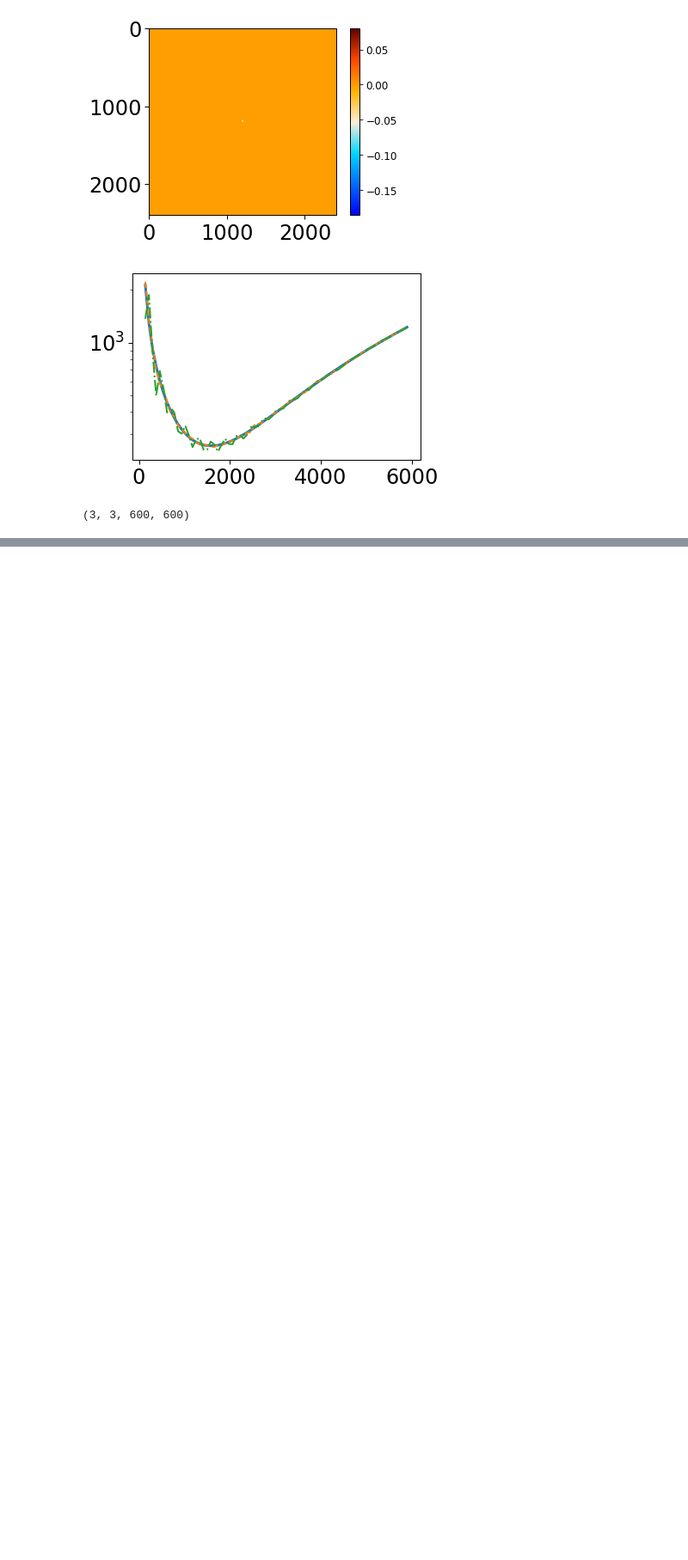
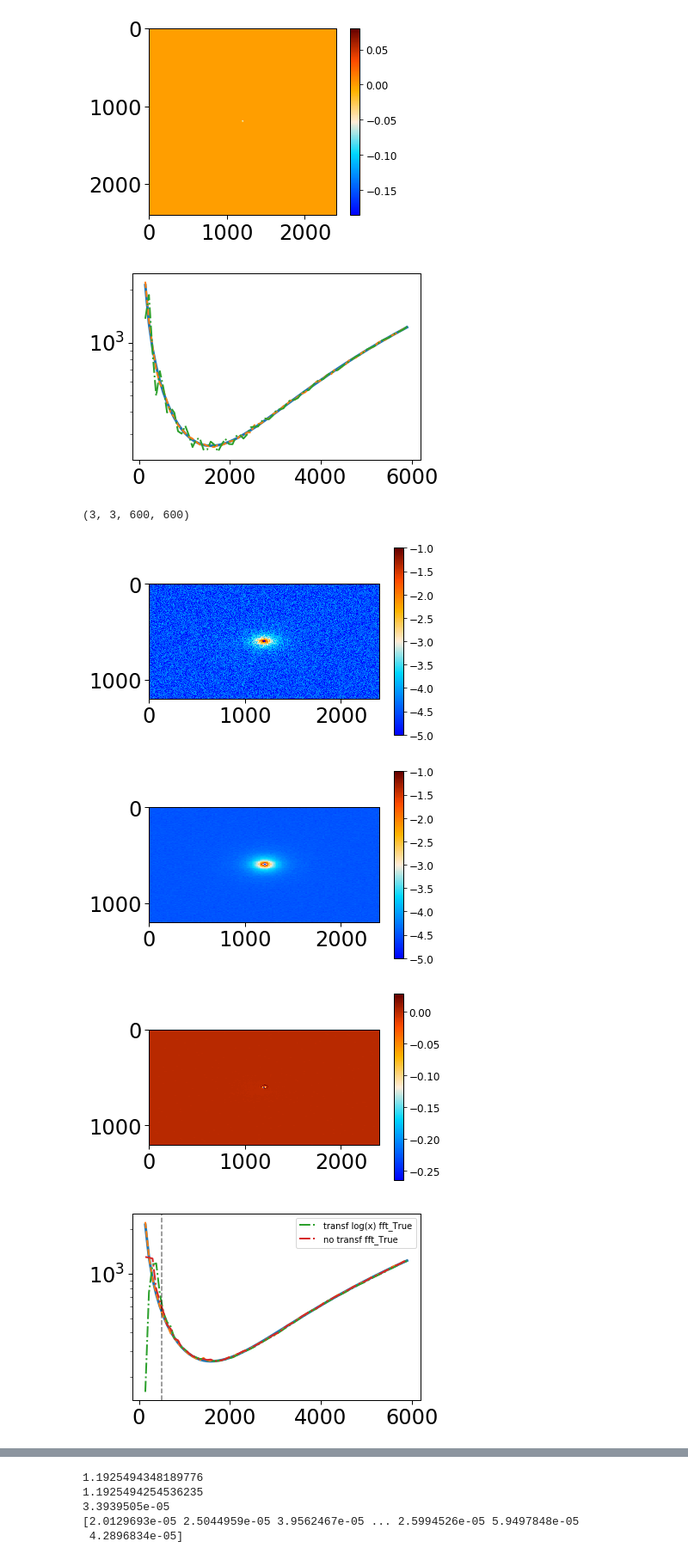
Before and after one commit to msyriac/orphics, a Jupyter notebook: tutorials/AHILC.ipynb, the cells around one changed output, grey strips where cells are left out. Shown at 86% size. Saved outputs shown, nothing was run; the diff lists cells and outputs as text; code cells hidden in the pictures; blank space fills up the shorter version.

Commit message:
power downsampling more features

```diff
--- a/tutorials/AHILC.ipynb
+++ b/tutorials/AHILC.ipynb
@@ -89,3 +91,50 @@ pcov.shape
 enmap.downgrade(pcov,4).shape
 # %% [output]
 (3, 3, 600, 600)
+# %%
+ellfact = 2000
+#lfunc = lambda x: np.arcsinh(x*ellfact)
+#ilfunc = lambda x: np.sinh(x)/ellfact
+lfunc = lambda x: np.log(x)
+ilfunc = lambda x: np.exp(x)
+
+dofft = True
+
+io.plot_img(np.fft.fftshift(np.log10(p2d)),lim=[-5,-1])
+dp2d = maps.downsample_power(shape,wcs,p2d,ndown=dfact,order=order,exp=None,fftshift=True,fft=dofft,logfunc=lfunc,ilogfunc=ilfunc)*1.18
+dp2d0 = maps.downsample_power(shape,wcs,p2d,ndown=dfact,order=order,exp=None,fftshift=True,fft=False)
+
+io.plot_img(np.fft.fftshift(np.log10(dp2d)),lim=[-5,-1])
+io.plot_img(np.fft.fftshift((dp2d-get_p2d(noisy=False))))
+
+cents,p1d = binner.bin(get_p2d(noisy=False))
+cents,n1d = binner.bin(p2d)
+cents,d1d = binner.bin(dp2d)
+cents,d1d0 = binner.bin(dp2d0)
+
+pl = io.Plotter(yscale='log')
+pl.add(cents,cents**2.*p1d,lw=3)
+pl.add(cents,cents**2.*n1d,ls="--",lw=2)
+#pl.add(cents,cents**2.*d1d,ls="-.",lw=2,label="transf arcsinh(400x) fft_"+str(dofft))
+pl.add(cents,cents**2.*d1d,ls="-.",lw=2,label="transf log(x) fft_"+str(dofft))
+
+pl.add(cents,cents**2.*d1d0,ls="-.",lw=2,label="no transf fft_"+str(dofft))
+pl.legend(loc='upper right')
+pl.vline(x=500.)
+pl.done()
+
+pl = io.Plotter()
+#pl.add(cents,p1d,lw=3)
+pl.add(cents,(n1d-p1d)/p1d,ls="--",lw=2)
+pl.add(cents,(d1d-p1d)/p1d,ls="-.",lw=2,label="transf log(x) fft_"+str(dofft))
+pl.add(cents,(d1d0-p1d)/p1d,ls="-.",lw=2,label="no transf fft_"+str(dofft))
+pl.legend(loc='upper right')
+pl.hline()
+pl.vline(x=500.)
+pl._ax.set_ylim(-0.5,0.5)
+pl.done()
+# %% [output]
+[figure, added]
+[figure, added]
+[figure, added]
+[figure, added]
@@ -91,0 +142,16 @@ enmap.downgrade(pcov,4).shape
+# %%
+m = 100000
+a = np.random.chisquare(6,m)
+#print(np.mean(a))
+#asq = (np.random.normal(0,1.,m)+1j*np.random.normal(0,1.,m))
+#a = (asq*asq.conj()).real
+print(np.mean(a)/np.exp(np.mean(np.log(a))))
+print(np.mean(a)/np.sinh(np.mean(np.arcsinh(a*ellfact)))*ellfact)
+print(np.mean(p2d[modlmap>10000]))
+print(p2d[modlmap>5000])
+# %% [output]
+1.1925494348189776
+1.1925494254536235
+3.3939505e-05
+[2.0129693e-05 2.5044959e-05 3.9562467e-05 ... 2.5994526e-05 5.9497848e-05
+ 4.2896834e-05]
```
Also changed, not shown: parts of 4 cells of this notebook, 3 other files.
